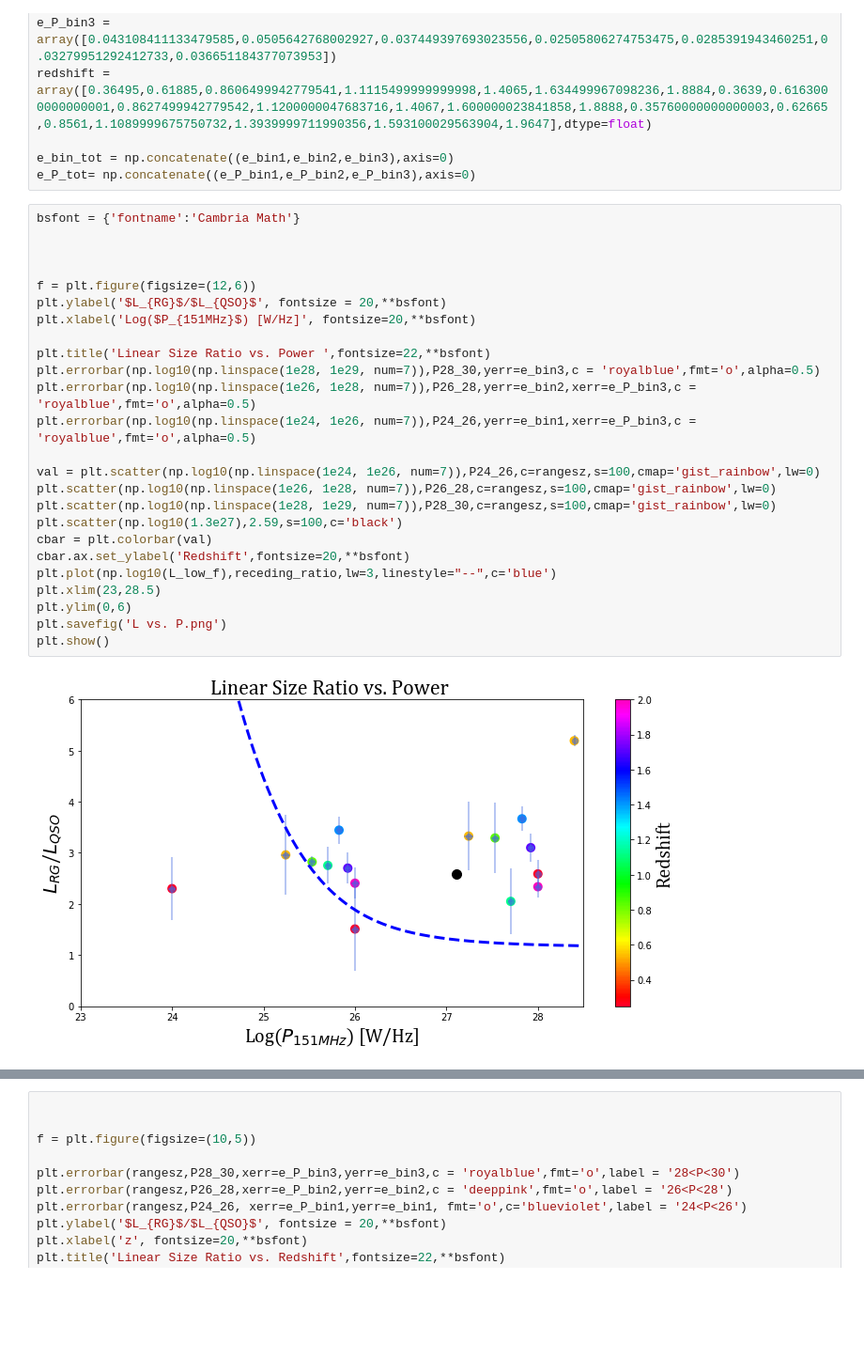
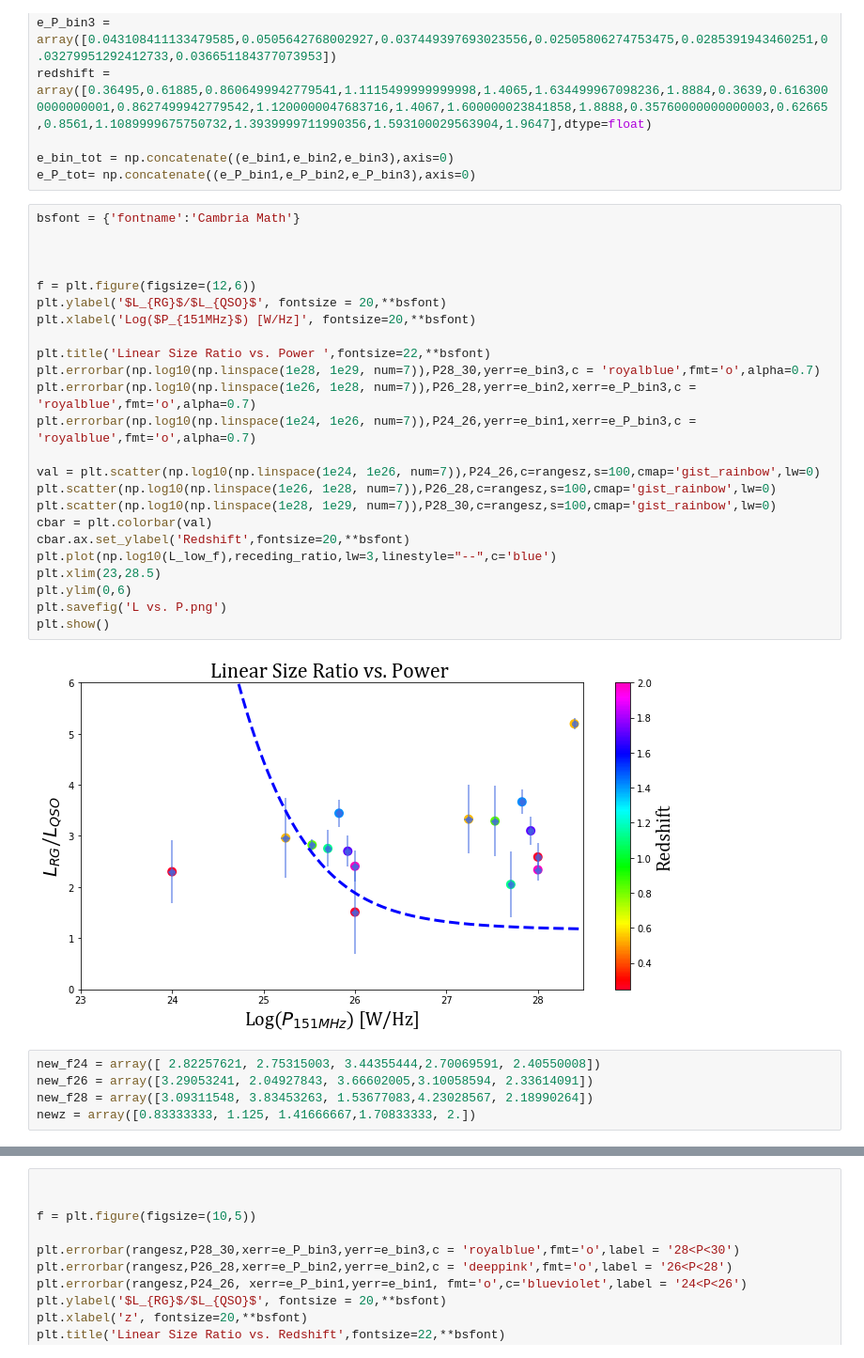
Before and after one commit to gfabj/Oxford-Research, a Jupyter notebook: Python/Linear_Size.ipynb, the cells around one changed output, grey strips where cells are left out. Shown at 94% size. Drawn from its saved outputs; the diff is of its cells as text; blank space fills up the shorter version.

```diff
--- a/Python/Linear_Size.ipynb
+++ b/Python/Linear_Size.ipynb
@@ -549,27 +536,31 @@ e_P_tot= np.concatenate((e_P_bin1,e_P_bin2,e_P_bin3),axis=0)
 # %%
 bsfont = {'fontname':'Cambria Math'}
 
 
 
 f = plt.figure(figsize=(12,6))
 plt.ylabel('$L_{RG}$/$L_{QSO}$', fontsize = 20,**bsfont)
 plt.xlabel('Log($P_{151MHz}$) [W/Hz]', fontsize=20,**bsfont)
 
 plt.title('Linear Size Ratio vs. Power ',fontsize=22,**bsfont)
-plt.errorbar(np.log10(np.linspace(1e28, 1e29, num=7)),P28_30,yerr=e_bin3,c = 'royalblue',fmt='o',alpha=0.5)
-plt.errorbar(np.log10(np.linspace(1e26, 1e28, num=7)),P26_28,yerr=e_bin2,xerr=e_P_bin3,c = 'royalblue',fmt='o',alpha=0.5)
-plt.errorbar(np.log10(np.linspace(1e24, 1e26, num=7)),P24_26,yerr=e_bin1,xerr=e_P_bin3,c = 'royalblue',fmt='o',alpha=0.5)
+plt.errorbar(np.log10(np.linspace(1e28, 1e29, num=7)),P28_30,yerr=e_bin3,c = 'royalblue',fmt='o',alpha=0.7)
+plt.errorbar(np.log10(np.linspace(1e26, 1e28, num=7)),P26_28,yerr=e_bin2,xerr=e_P_bin3,c = 'royalblue',fmt='o',alpha=0.7)
+plt.errorbar(np.log10(np.linspace(1e24, 1e26, num=7)),P24_26,yerr=e_bin1,xerr=e_P_bin3,c = 'royalblue',fmt='o',alpha=0.7)
 
 val = plt.scatter(np.log10(np.linspace(1e24, 1e26, num=7)),P24_26,c=rangesz,s=100,cmap='gist_rainbow',lw=0)
 plt.scatter(np.log10(np.linspace(1e26, 1e28, num=7)),P26_28,c=rangesz,s=100,cmap='gist_rainbow',lw=0)
 plt.scatter(np.log10(np.linspace(1e28, 1e29, num=7)),P28_30,c=rangesz,s=100,cmap='gist_rainbow',lw=0)
-plt.scatter(np.log10(1.3e27),2.59,s=100,c='black')
 cbar = plt.colorbar(val)
 cbar.ax.set_ylabel('Redshift',fontsize=20,**bsfont)
 plt.plot(np.log10(L_low_f),receding_ratio,lw=3,linestyle="--",c='blue')
 plt.xlim(23,28.5)
 plt.ylim(0,6)
 plt.savefig('L vs. P.png')
 plt.show()
 # %% [output]
-[figure, old version]
+[figure, new version]
+# %%
+new_f24 = array([ 2.82257621, 2.75315003, 3.44355444,2.70069591, 2.40550008])
+new_f26 = array([3.29053241, 2.04927843, 3.66602005,3.10058594, 2.33614091])
+new_f28 = array([3.09311548, 3.83453263, 1.53677083,4.23028567, 2.18990264])
+newz = array([0.83333333, 1.125, 1.41666667,1.70833333, 2.])
```
Also changed, not shown: parts of 18 cells of this notebook, 2 other files.
